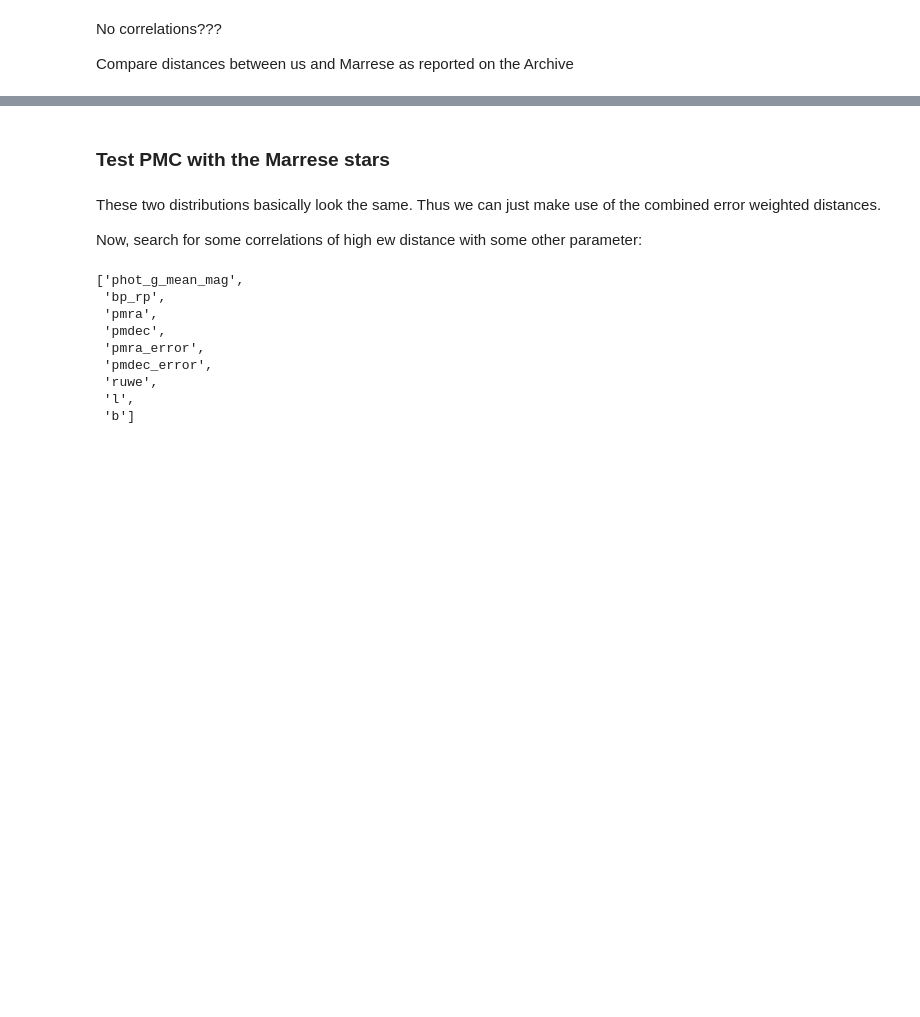
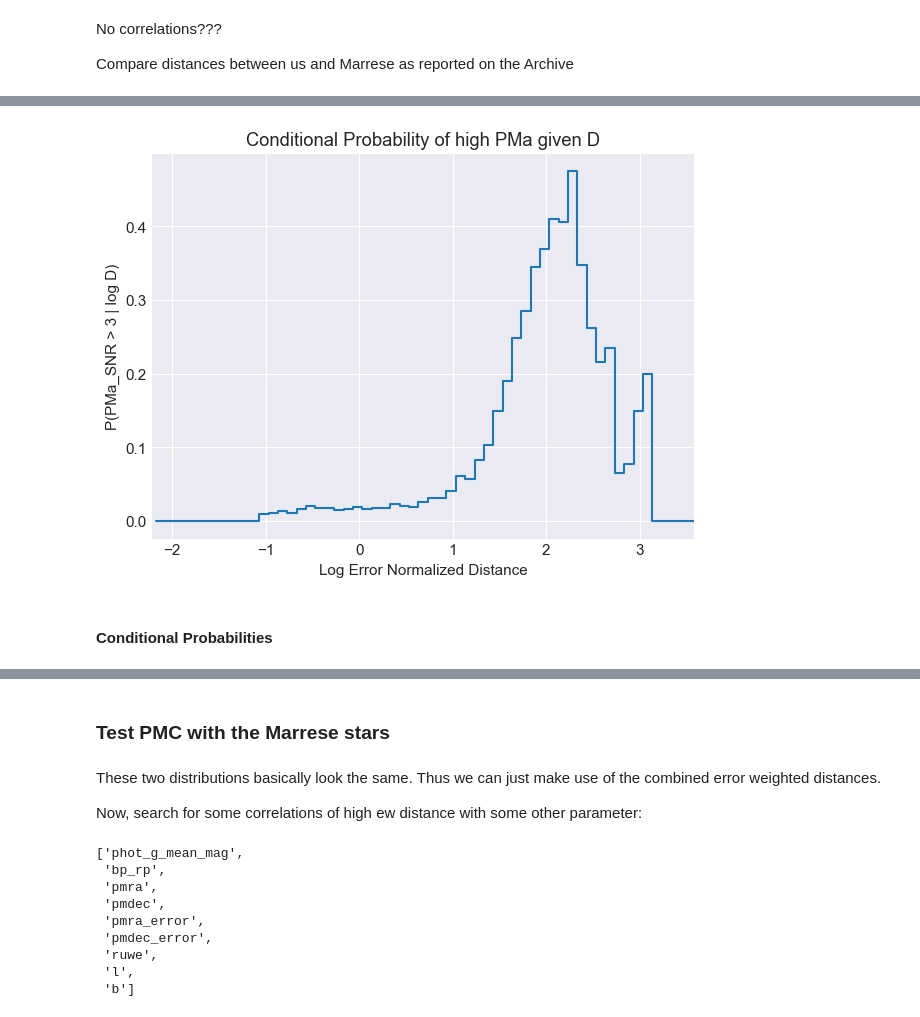
Before and after one commit to RenVit318/masterproject, a Jupyter notebook: src/notebooks/crossmatch_analysis.ipynb, the cells around one changed output, grey strips where cells are left out. Drawn from its saved outputs; the diff is of its cells as text; code cells hidden in the pictures; blank space fills up the shorter version.

Commit message:
Conditional Probabilities

```diff
--- a/src/notebooks/crossmatch_analysis.ipynb
+++ b/src/notebooks/crossmatch_analysis.ipynb
@@ -883,0 +926,33 @@ plt.show()
+# %%
+# probability that an object has pma_snr > 3, conditional on D
+bin_width_log = 0.1
+log_error_norm_distances = np.log10(error_w_distances)
+bin_starts = np.arange(np.min(log_error_norm_distances), np.max(log_error_norm_distances), bin_width_log)
+pma_snr_given_d = np.zeros_like(bin_starts)
+
+for i in range(len(bin_starts)):
+    bin_width_mask = (log_error_norm_distances > bin_starts[i]) * \
+                     (log_error_norm_distances < bin_starts[i]+bin_width_log)
+
+    num_in_mask = len(bin_flag[bin_width_mask])
+    num_bin_flag = len(bin_flag[(bin_flag == 1) * bin_width_mask])
+
+    if num_in_mask > 0:
+        pma_snr_given_d[i] = num_bin_flag/num_in_mask
+    else:
+        pma_snr_given_d[i] = 0
+
+fig, ax = plt.subplots(1,1,figsize=(7,5))
+plt.step(bin_starts+(0.5*bin_width_log), pma_snr_given_d)
+
+ax.set_xlabel('Log Error Normalized Distance')
+ax.set_ylabel('P(PMa_SNR > 3 | log D)')
+ax.set_title('Conditional Probability of high PMa given D')
+
+ax.set_xlim(min(bin_starts), max(bin_starts))
+
+plt.savefig(fpath+'conditional_prob_high_pma_given_d.png', bbox_inches='tight', transparent=True)
+# %% [output]
+[figure, added]
+# %% [markdown]
+#### Conditional Probabilities
```
Also changed, not shown: parts of 10 cells of this notebook.
